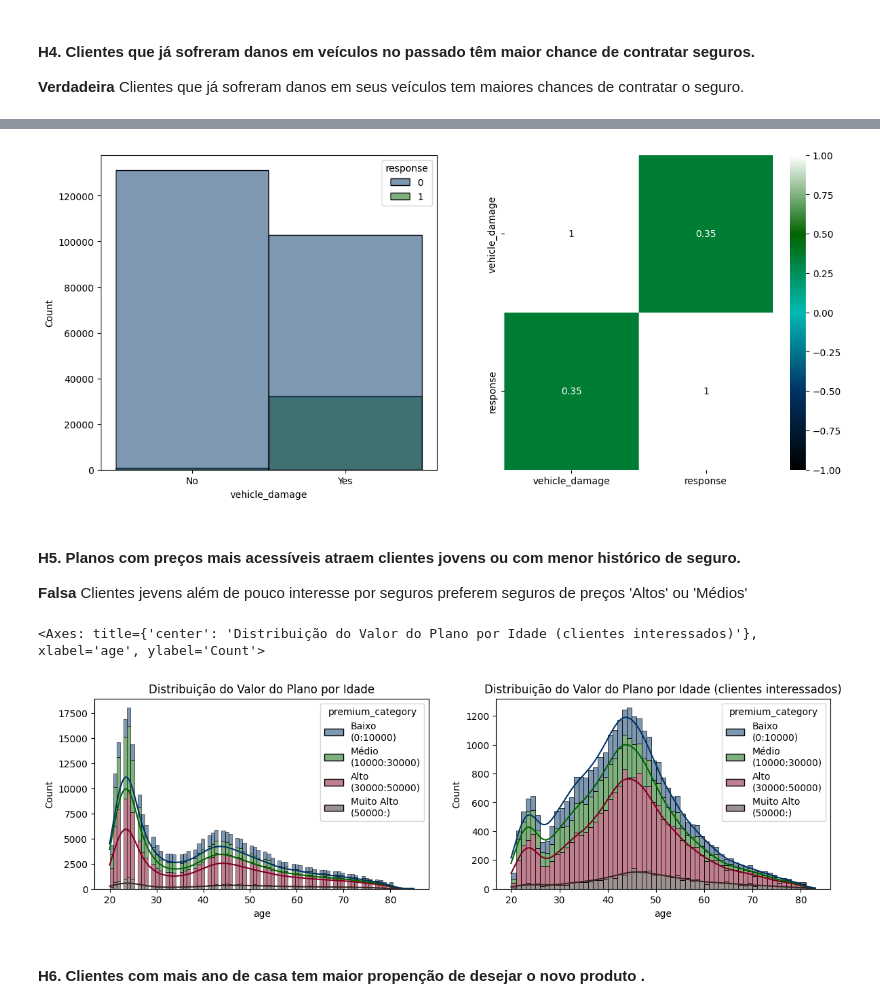
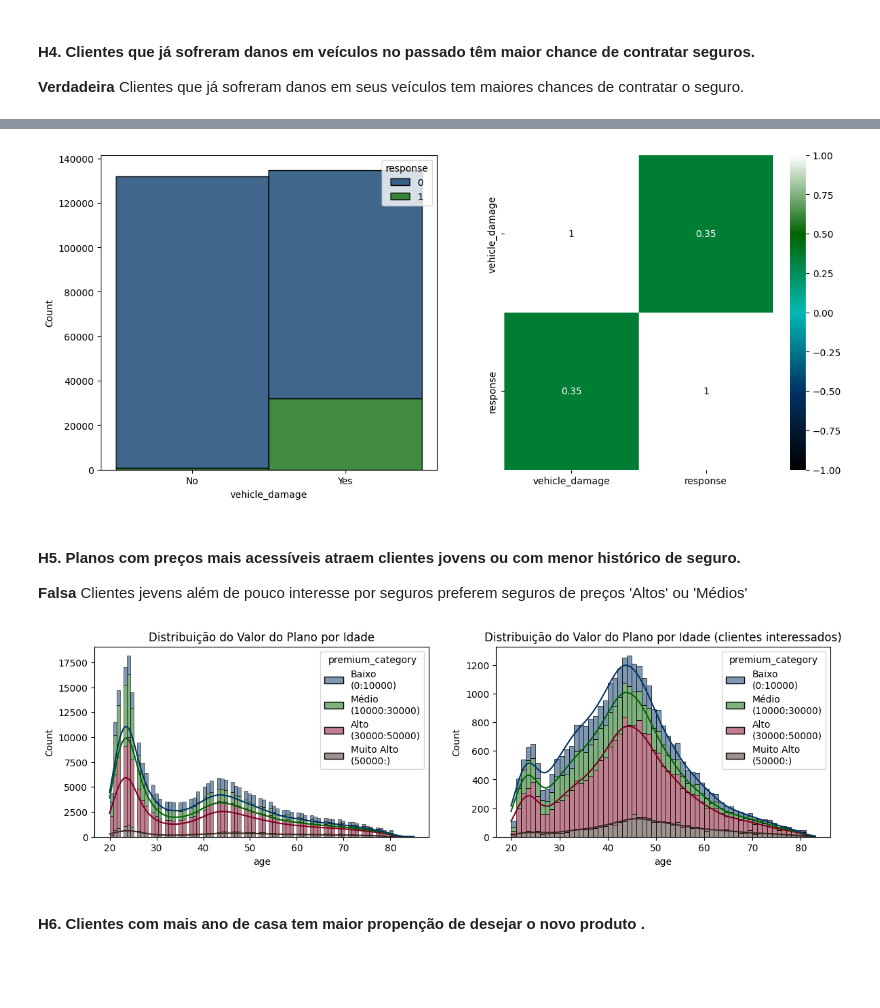
Before and after one commit to RafaelLuckner/Propensao_Compra, a Jupyter notebook: propensao_projeto.ipynb, the cells around one changed output, grey strips where cells are left out. Drawn from its saved outputs; the diff is of its cells as text; code cells hidden in the pictures; blank space fills up the shorter version.

```diff
--- a/propensao_projeto.ipynb
+++ b/propensao_projeto.ipynb
@@ -498,34 +505,33 @@ sns.heatmap(dfaux.corr(method='pearson'), annot = True, vmin=-1, vmax=1, cmap =
 # %%
 plt.figure(figsize = (14,6))
 plt.subplot(1,2,1)
-sns.histplot(data = dfaux1, x= 'vehicle_damage',hue = 'response')
+sns.histplot(data = dfaux1, x= 'vehicle_damage',hue = 'response', multiple = 'stack')
 
 plt.subplot(1,2,2)
 dfaux = df2[['vehicle_damage','response']].copy()
 dfaux['vehicle_damage'] = dfaux['vehicle_damage'].map(lambda x: 1 if x=='Yes' else 0)
 sns.heatmap(dfaux.corr(method='pearson'), annot = True, vmin=-1, vmax=1, cmap = custom_cmap);
 # %% [output]
-[figure, old version]
+[figure, new version]
 # %% [markdown]
 #### H5. Planos com preços mais acessíveis atraem clientes jovens ou com menor histórico de seguro.
 **Falsa** Clientes jevens além de pouco interesse por seguros preferem seguros de preços 'Altos' ou 'Médios'
 # %%
 # sns.scatterplot(data = df2[:500], x='age', y='annual_premium', hue = 'response')
 aux = df2.copy()
 plt.figure(figsize = (14,8))
 
 plt.subplot(2,2,1)
 
 plt.title('Distribuição do Valor do Plano por Idade')
-sns.histplot(data=dfaux, x='age', hue='premium_category', kde=True, multiple='stack')
+sns.histplot(data=aux, x='age', hue='premium_category', kde=True, multiple='stack')
 
 plt.subplot(2,2,2)
 plt.title('Distribuição do Valor do Plano por Idade (clientes interessados)')
-aux1 = dfaux[dfaux['response']==1]
+aux1 = aux[aux['response']==1]
 sns.histplot(data=aux1, x='age', hue='premium_category', kde=True, multiple='stack');
 # %% [output]
-<Axes: title={'center': 'Distribuição do Valor do Plano por Idade (clientes interessados)'}, xlabel='age', ylabel='Count'>
-[figure, old version]
+[figure, new version]
 # %% [markdown]
 #### H6. Clientes com mais ano de casa tem maior propenção de desejar o novo produto .
 # %% [markdown]
```
Also changed, not shown: parts of 4 cells of this notebook.
